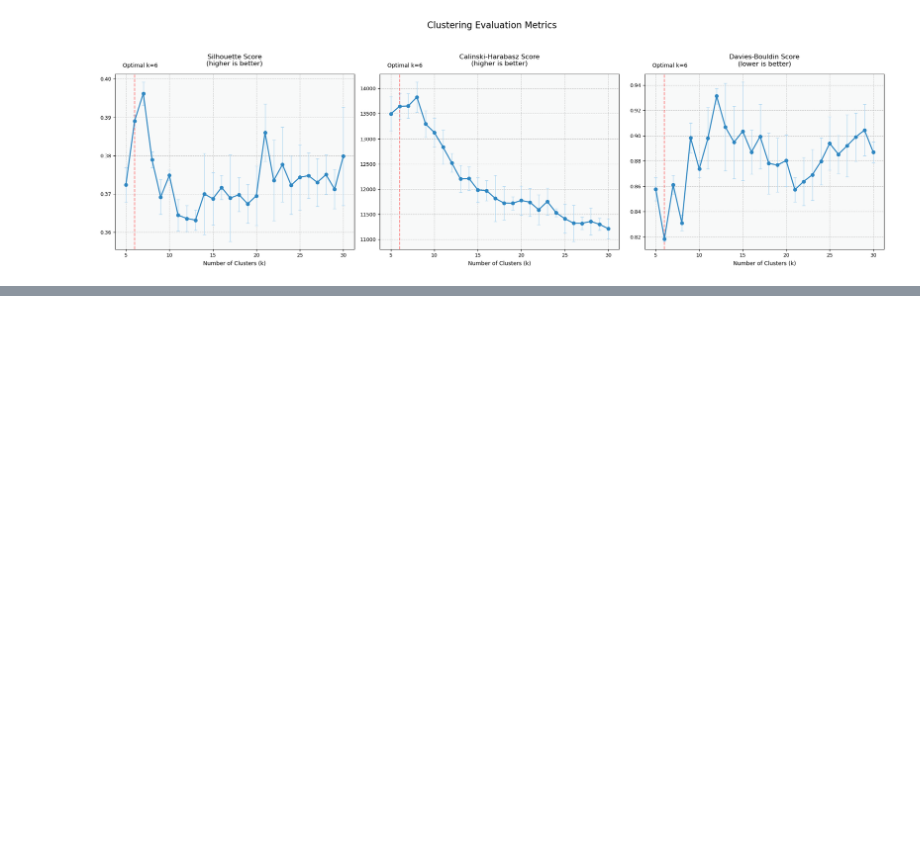
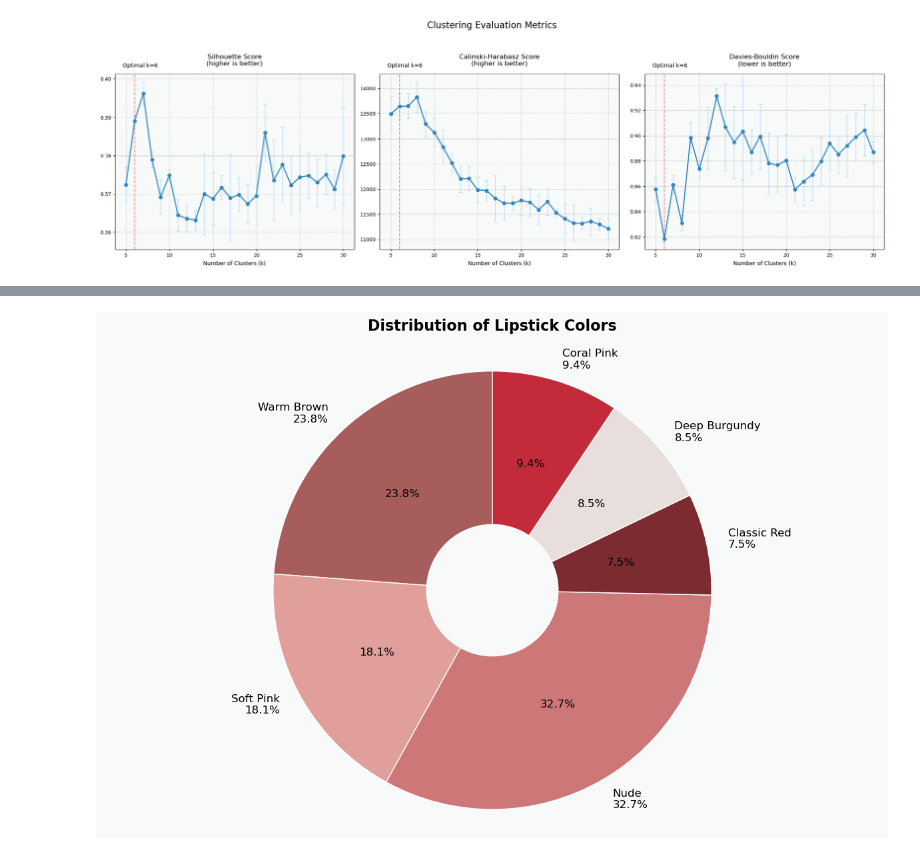
Before and after one commit to Shubin-Luan-Umich/SIADS699_Capstone_FA24_Team23, a Jupyter notebook: notebooks/03_color_analysis_and_recommendation.ipynb, the cells around one changed output, grey strips where cells are left out. Drawn from its saved outputs; the diff is of its cells as text; code cells hidden in the pictures; blank space fills up the shorter version.

```diff
--- a/notebooks/03_color_analysis_and_recommendation.ipynb
+++ b/notebooks/03_color_analysis_and_recommendation.ipynb
@@ -299,0 +447,5 @@ analyzer.plot_cv_results()
+# %%
+# Show color composition
+visualizer.plot_color_composition()
+# %% [output]
+[figure, added]
```
Also changed, not shown: parts of 6 cells of this notebook, 1 other file.
